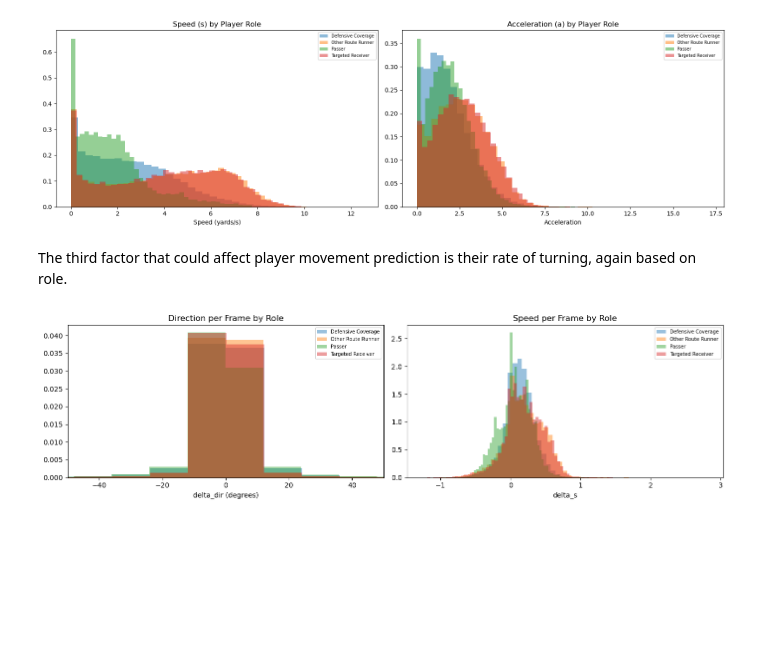
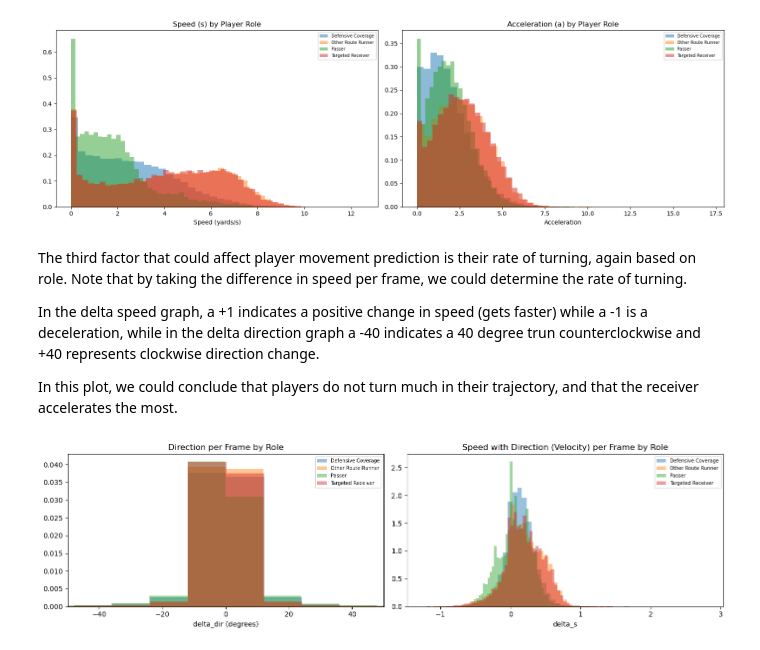
Before and after one commit to Ezennn/Applied_Data_Science_2026, a Jupyter notebook: exploratory_data_analysis.ipynb, the cells around one changed output. Drawn from its saved outputs; the diff is of its cells as text; code cells hidden in the pictures; blank space fills up the shorter version.

```diff
--- a/exploratory_data_analysis.ipynb
+++ b/exploratory_data_analysis.ipynb
@@ -135,28 +188,33 @@ plt.show()
 [figure]
 # %% [markdown]
 The third factor that could affect player movement prediction is their rate of turning, again based on role.
+Note that by taking the difference in speed per frame, we could determine the rate of turning.
+
+In the delta speed graph, a +1 indicates a positive change in speed (gets faster) while a -1 is a deceleration, while in the delta direction graph a -40 indicates a 40 degree trun counterclockwise and +40 represents clockwise direction change.
+
+In this plot, we could conclude that players do not turn much in their trajectory, and that the receiver accelerates the most.
 # %%
 df = df.sort_values(["game_id", "play_id", "nfl_id", "frame_id"])
 df["delta_dir"] = df.groupby(["game_id", "play_id", "nfl_id"])["dir"].diff()
 df["delta_s"]   = df.groupby(["game_id", "play_id", "nfl_id"])["s"].diff()
 
 fig, axes = plt.subplots(1, 2, figsize=(14, 4))
 
 for role, grp in df.groupby("player_role"):
     axes[0].hist(grp["delta_dir"].dropna(), bins=60, alpha=0.45, label=role, density=True)
     axes[1].hist(grp["delta_s"].dropna(),   bins=60, alpha=0.45, label=role, density=True)
 
 axes[0].set_title("Direction per Frame by Role")
 axes[0].set_xlabel("delta_dir (degrees)")
 axes[0].set_xlim(-50, 50)
 axes[0].legend(fontsize=7)
 
-axes[1].set_title("Speed per Frame by Role")
+axes[1].set_title("Speed with Direction (Velocity) per Frame by Role")
 axes[1].set_xlabel("delta_s")
 axes[1].legend(fontsize=7)
 
 plt.tight_layout()
 plt.show()
 # %% [output]
-[figure, old version]
+[figure, new version]
 # %% [markdown]
```
Also changed, not shown: parts of 14 cells of this notebook.
